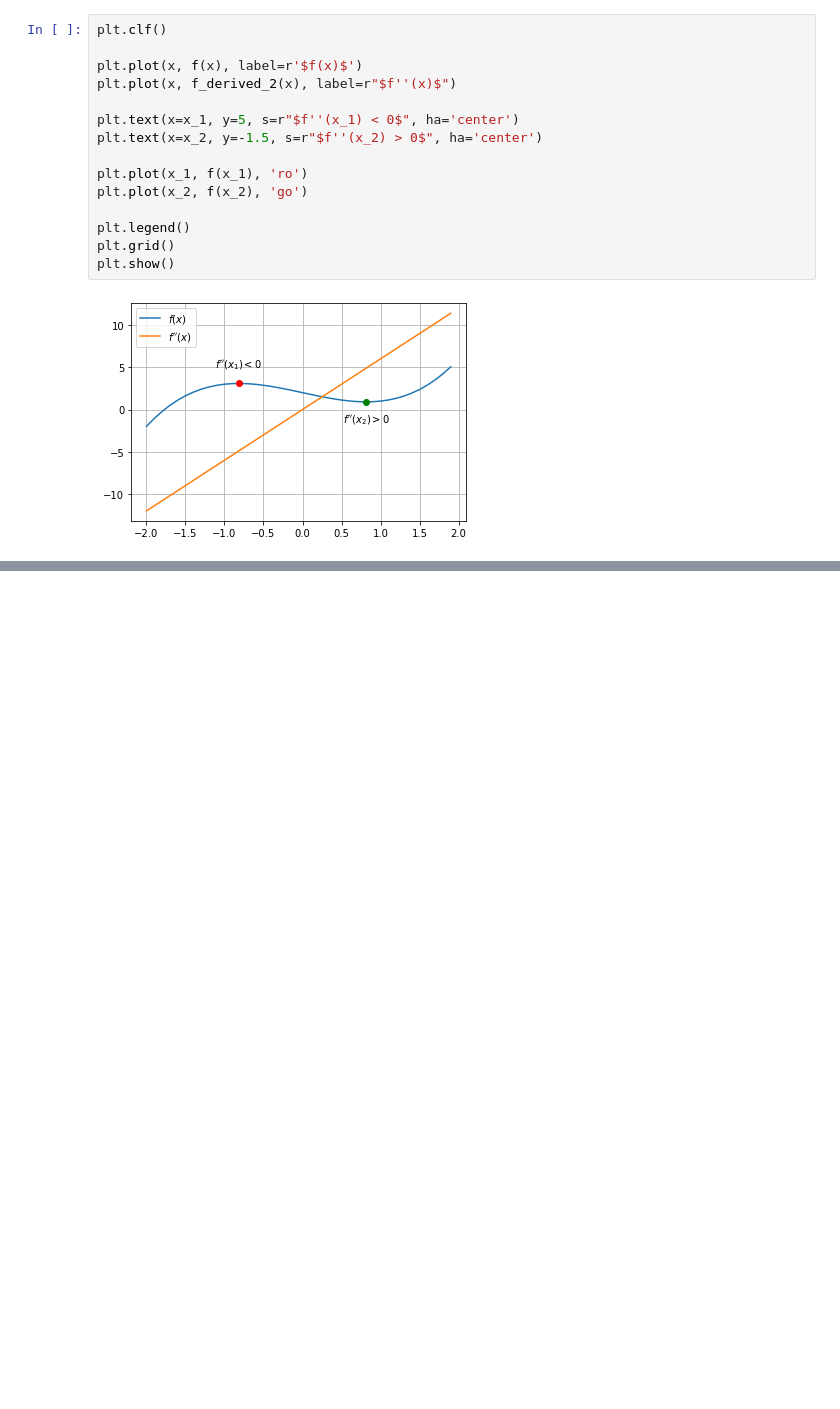
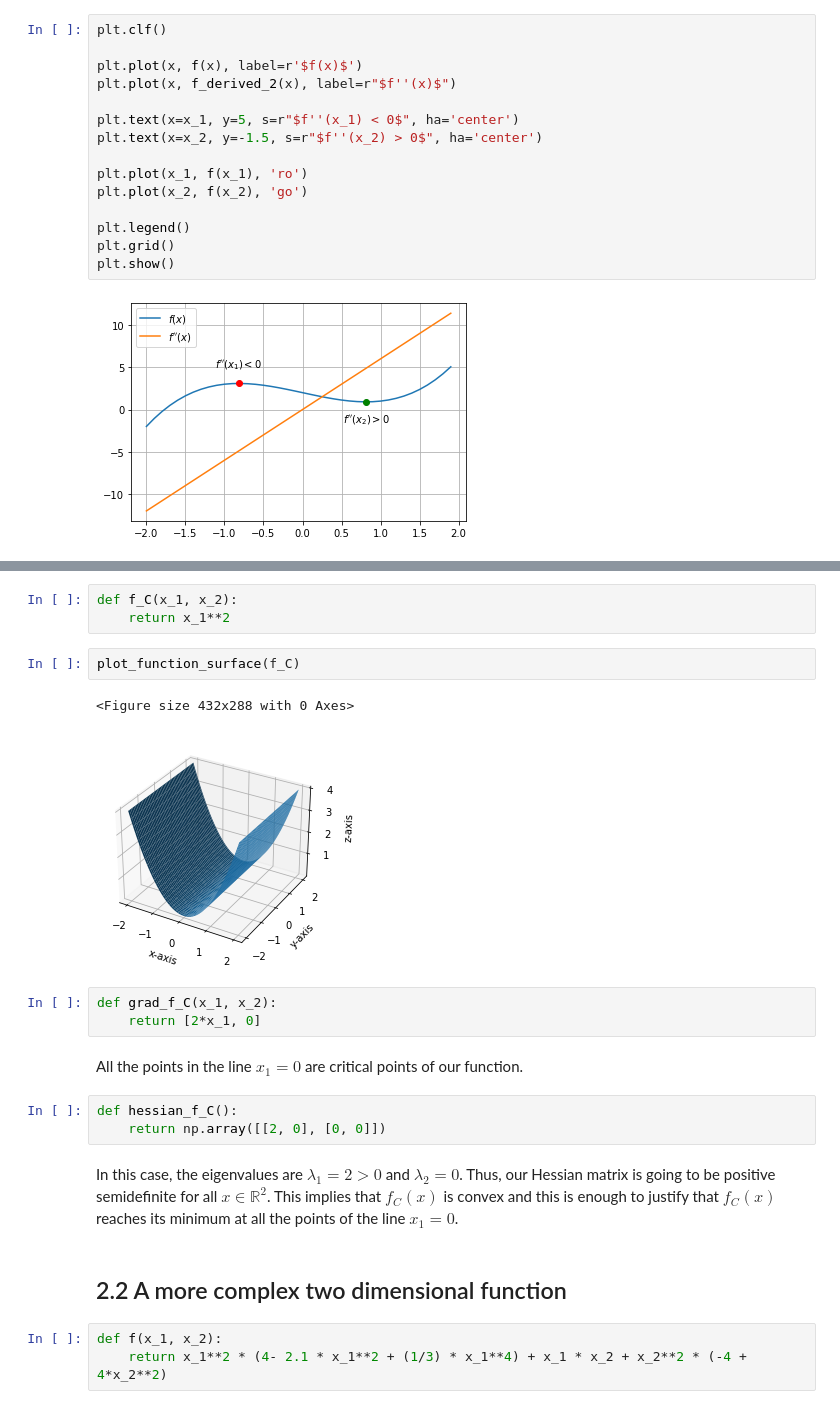
Before and after one commit to Vol0kin/OPT, a Jupyter notebook: LabPractices/Lab1/Optimization_Lab_Practice_1.ipynb, the cells around one changed output, grey strips where cells are left out. Drawn from its saved outputs; the diff is of its cells as text; blank space fills up the shorter version.

```diff
--- a/LabPractices/Lab1/Optimization_Lab_Practice_1.ipynb
+++ b/LabPractices/Lab1/Optimization_Lab_Practice_1.ipynb
@@ -72,0 +154,23 @@ def f(x):
+# %%
+def f_C(x_1, x_2):
+    return x_1**2
+# %%
+plot_function_surface(f_C)
+# %% [output]
+<Figure size 432x288 with 0 Axes>
+[figure, added]
+# %%
+def grad_f_C(x_1, x_2):
+    return [2*x_1, 0]
+# %% [markdown]
+All the points in the line $x_1 = 0$ are critical points of our function.
+# %%
+def hessian_f_C():
+    return np.array([[2, 0], [0, 0]])
+# %% [markdown]
+In this case, the eigenvalues are $\lambda_1 = 2 > 0$ and $\lambda_2 = 0$. Thus, our Hessian matrix is going to be positive semidefinite for all $x \in \mathbb{R}^2$. This implies that $f_C(x)$ is convex and this is enough to justify that $f_C(x)$ reaches its minimum at all the points of the line $x_1 = 0$.
+# %% [markdown]
+## 2.2 A more complex two dimensional function
+# %%
+def f(x_1, x_2):
+    return x_1**2 * (4- 2.1 * x_1**2 + (1/3) * x_1**4) + x_1 * x_2 + x_2**2 * (-4 + 4*x_2**2)
```
Also changed, not shown: parts of 26 cells of this notebook.
